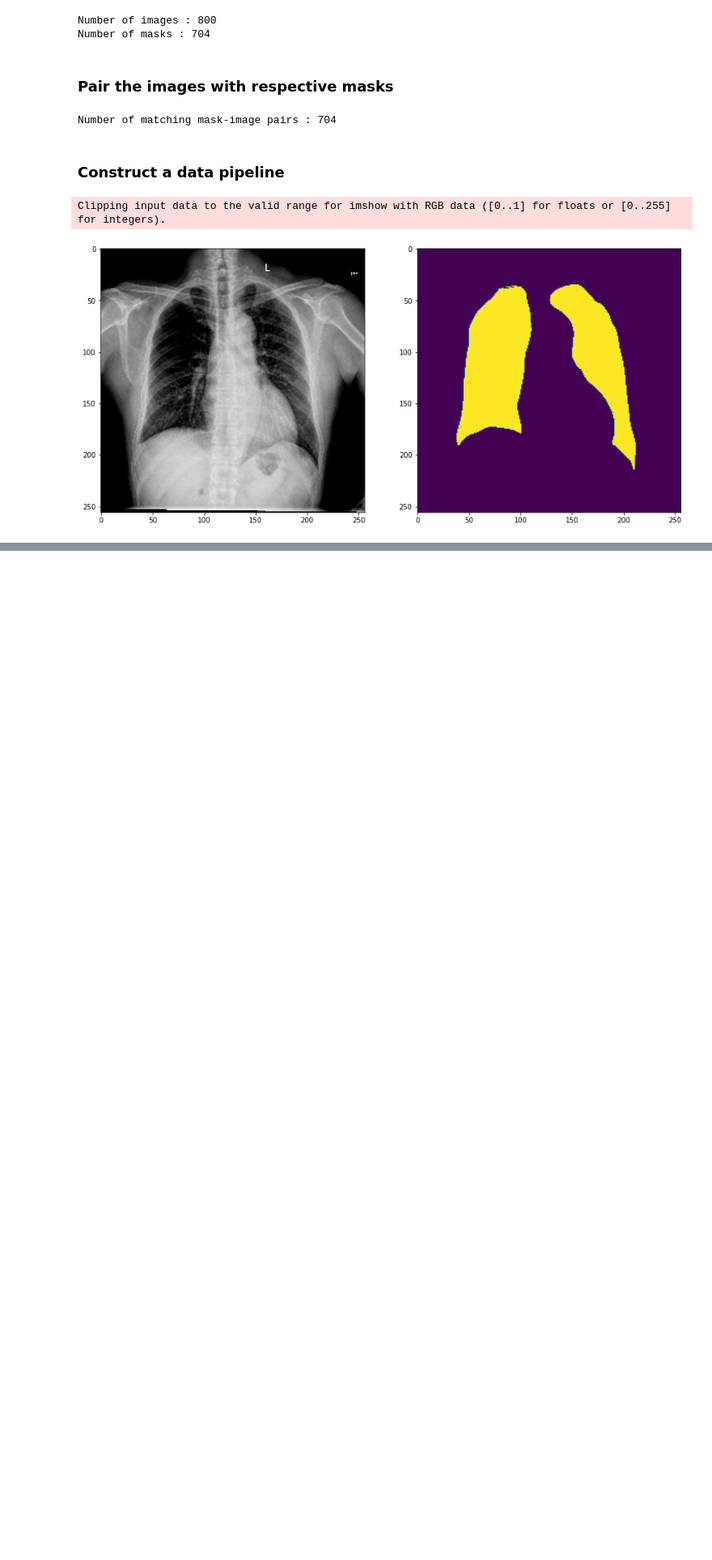
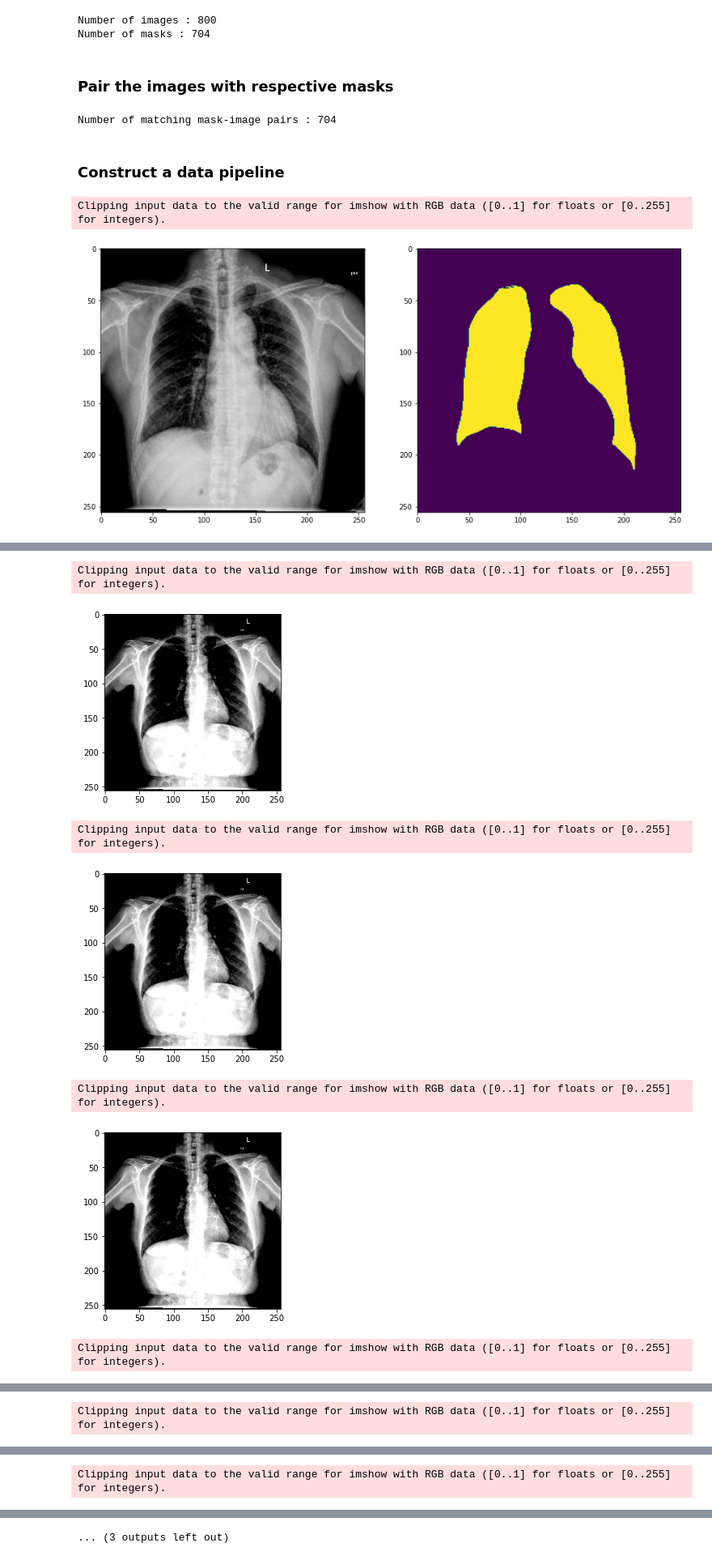
Before and after one commit to hieubkvn123/LungSegmentation, a Jupyter notebook: unet/notebooks/DataExploration.ipynb, the cells around one changed output, grey strips where cells are left out. Shown: that part at 81% size. Saved outputs shown, nothing was run; the diff lists cells and outputs as text; code cells hidden in the pictures; blank space fills up the shorter version.

```diff
--- a/unet/notebooks/DataExploration.ipynb
+++ b/unet/notebooks/DataExploration.ipynb
@@ -91,0 +199,16 @@ Clipping input data to the valid range for imshow with RGB data ([0..1] for floa
+# %%
+i = 0
+for i in range(10):
+    batch = next(iter(val))
+    if(i == 10): break
+    images, masks = batch
+    plt.imshow(images[0])
+    plt.show()
+# %% [output]
+Clipping input data to the valid range for imshow with RGB data ([0..1] for floats or [0..255] for integers).
+[figure, added]
+Clipping input data to the valid range for imshow with RGB data ([0..1] for floats or [0..255] for integers).
+[figure, added]
+Clipping input data to the valid range for imshow with RGB data ([0..1] for floats or [0..255] for integers).
+[figure, added]
+Clipping input data to the valid range for imshow with RGB data ([0..1] for floats or [0..255] for integers).
@@ -91,0 +216 @@ Clipping input data to the valid range for imshow with RGB data ([0..1] for floa
+Clipping input data to the valid range for imshow with RGB data ([0..1] for floats or [0..255] for integers).
@@ -91,0 +218 @@ Clipping input data to the valid range for imshow with RGB data ([0..1] for floa
+Clipping input data to the valid range for imshow with RGB data ([0..1] for floats or [0..255] for integers).
@@ -91,0 +220 @@ Clipping input data to the valid range for imshow with RGB data ([0..1] for floa
+... (3 outputs left out)
```
Also changed, not shown: parts of 5 cells of this notebook, 6 other files.
